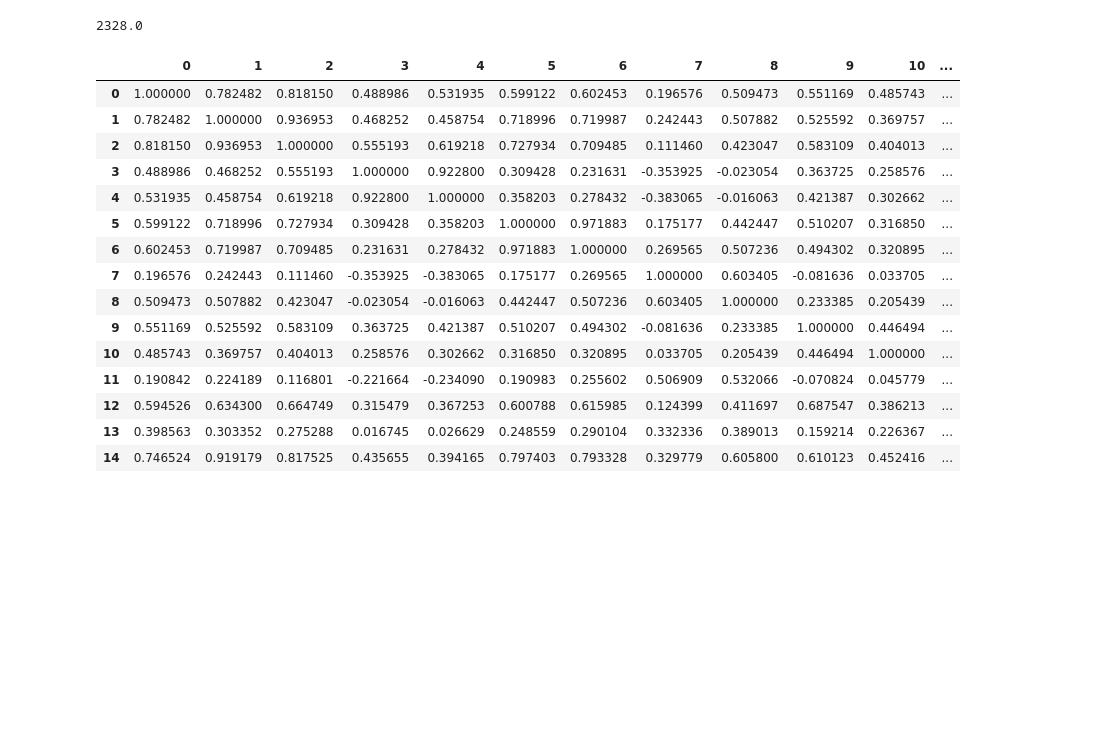
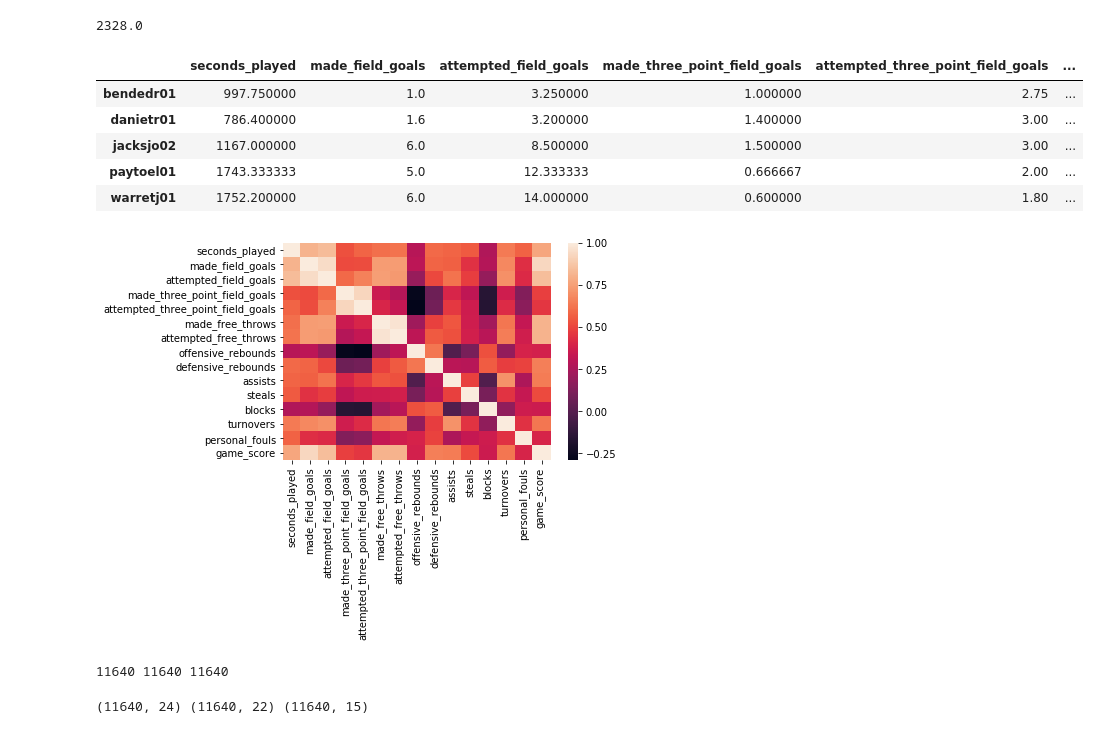
Before and after one commit to ekuo651/NBA-WinLoss-Predictor, a Jupyter notebook: Data Transformation/compile_training_data.ipynb, the cells around one changed output. Cells and saved outputs as stored; diff of their text form; code cells hidden in the pictures; blank space fills up the shorter version.

Commit message:
cleaned and compiled all three sets of training data

```diff
--- a/Data Transformation/compile_training_data.ipynb
+++ b/Data Transformation/compile_training_data.ipynb
@@ -78,5 +227,5 @@ head_to_head = pd.concat([part_1,part_2,part_3,part_4,part_5,part_6],axis='rows'
 # %%
 head_to_head2 = pd.concat([part_1,part_2,part_3,part_4,part_5,part_6],axis='rows').reset_index()
 # %%
-head_to_head2.drop(head_to_head2.columns[:2],axis=1, inplace=True)
-head_to_head2.dropna(axis=1, how='all')
+head_to_head.drop(head_to_head.columns[:2],axis=1, inplace=True)
+head_to_head.dropna(axis=1, how='all', inplace=True)
@@ -104,21 +234,32 @@ len(head_to_head2)/5
 # %% [output]
 2328.0
+# %%
+head_to_head.index = flattened_lineups
+# %%
+head_to_head.fillna(0, inplace=True)
+# %%
+head_to_head.columns = head_to_head_cols
 # %%
-head_to_head.corr()
+head_to_head.head()
 # %% [output]
-|  | 0 | 1 | 2 | 3 | 4 | 5 | 6 | 7 | 8 | 9 | 10 | ... |
-| 0 | 1.000000 | 0.782482 | 0.818150 | 0.488986 | 0.531935 | 0.599122 | 0.602453 | 0.196576 | 0.509473 | 0.551169 | 0.485743 | ... |
-| 1 | 0.782482 | 1.000000 | 0.936953 | 0.468252 | 0.458754 | 0.718996 | 0.719987 | 0.242443 | 0.507882 | 0.525592 | 0.369757 | ... |
-| 2 | 0.818150 | 0.936953 | 1.000000 | 0.555193 | 0.619218 | 0.727934 | 0.709485 | 0.111460 | 0.423047 | 0.583109 | 0.404013 | ... |
-| 3 | 0.488986 | 0.468252 | 0.555193 | 1.000000 | 0.922800 | 0.309428 | 0.231631 | -0.353925 | -0.023054 | 0.363725 | 0.258576 | ... |
-| 4 | 0.531935 | 0.458754 | 0.619218 | 0.922800 | 1.000000 | 0.358203 | 0.278432 | -0.383065 | -0.016063 | 0.421387 | 0.302662 | ... |
-| 5 | 0.599122 | 0.718996 | 0.727934 | 0.309428 | 0.358203 | 1.000000 | 0.971883 | 0.175177 | 0.442447 | 0.510207 | 0.316850 | ... |
-| 6 | 0.602453 | 0.719987 | 0.709485 | 0.231631 | 0.278432 | 0.971883 | 1.000000 | 0.269565 | 0.507236 | 0.494302 | 0.320895 | ... |
-| 7 | 0.196576 | 0.242443 | 0.111460 | -0.353925 | -0.383065 | 0.175177 | 0.269565 | 1.000000 | 0.603405 | -0.081636 | 0.033705 | ... |
-| 8 | 0.509473 | 0.507882 | 0.423047 | -0.023054 | -0.016063 | 0.442447 | 0.507236 | 0.603405 | 1.000000 | 0.233385 | 0.205439 | ... |
-| 9 | 0.551169 | 0.525592 | 0.583109 | 0.363725 | 0.421387 | 0.510207 | 0.494302 | -0.081636 | 0.233385 | 1.000000 | 0.446494 | ... |
-| 10 | 0.485743 | 0.369757 | 0.404013 | 0.258576 | 0.302662 | 0.316850 | 0.320895 | 0.033705 | 0.205439 | 0.446494 | 1.000000 | ... |
-| 11 | 0.190842 | 0.224189 | 0.116801 | -0.221664 | -0.234090 | 0.190983 | 0.255602 | 0.506909 | 0.532066 | -0.070824 | 0.045779 | ... |
-| 12 | 0.594526 | 0.634300 | 0.664749 | 0.315479 | 0.367253 | 0.600788 | 0.615985 | 0.124399 | 0.411697 | 0.687547 | 0.386213 | ... |
-| 13 | 0.398563 | 0.303352 | 0.275288 | 0.016745 | 0.026629 | 0.248559 | 0.290104 | 0.332336 | 0.389013 | 0.159214 | 0.226367 | ... |
-| 14 | 0.746524 | 0.919179 | 0.817525 | 0.435655 | 0.394165 | 0.797403 | 0.793328 | 0.329779 | 0.605800 | 0.610123 | 0.452416 | ... |
+|  | seconds_played | made_field_goals | attempted_field_goals | made_three_point_field_goals | attempted_three_point_field_goals | ... |
+| bendedr01 | 997.750000 | 1.0 | 3.250000 | 1.000000 | 2.75 | ... |
+| danietr01 | 786.400000 | 1.6 | 3.200000 | 1.400000 | 3.00 | ... |
+| jacksjo02 | 1167.000000 | 6.0 | 8.500000 | 1.500000 | 3.00 | ... |
+| paytoel01 | 1743.333333 | 5.0 | 12.333333 | 0.666667 | 2.00 | ... |
+| warretj01 | 1752.200000 | 6.0 | 14.000000 | 0.600000 | 1.80 | ... |
+# %%
+correlation = head_to_head.corr()
+heatmap_fig = plt.figure()
+heatmap = sns.heatmap(correlation)
+#    plt.close(heatmap_fig)
+# %% [output]
+[figure, added]
+# %%
+print(len(advanced_stats_lineup),len(usage_lineup),len(head_to_head))
+# %% [output]
+11640 11640 11640
+# %%
+print(advanced_stats_lineup.shape,usage_lineup.shape,head_to_head.shape)
+# %% [output]
+(11640, 24) (11640, 22) (11640, 15)
```
Also changed, not shown: parts of 53 cells of this notebook.
